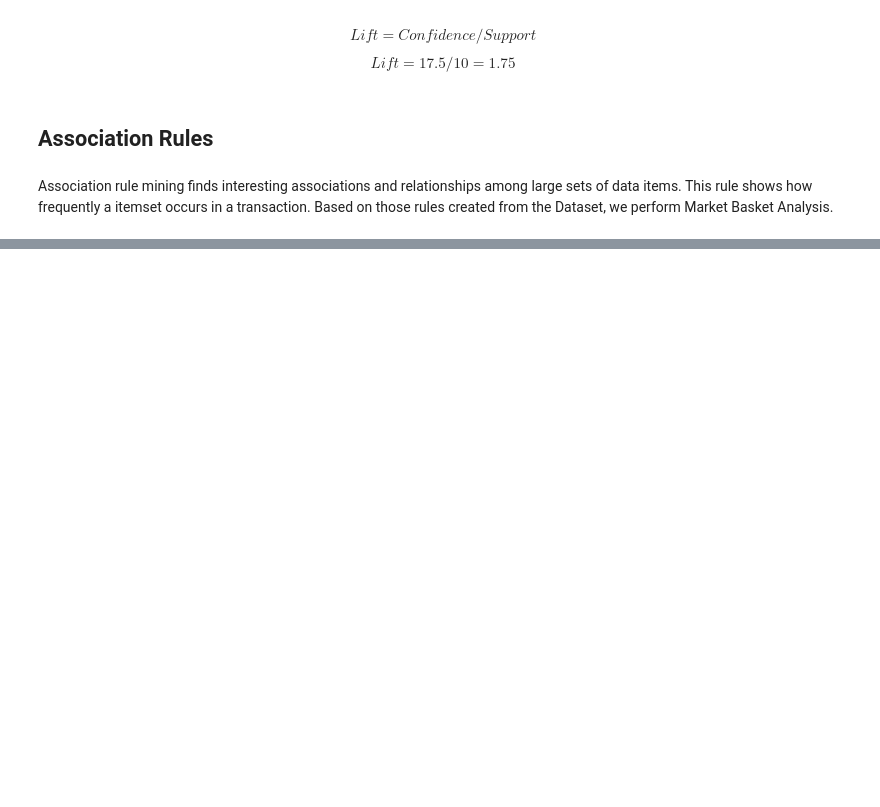
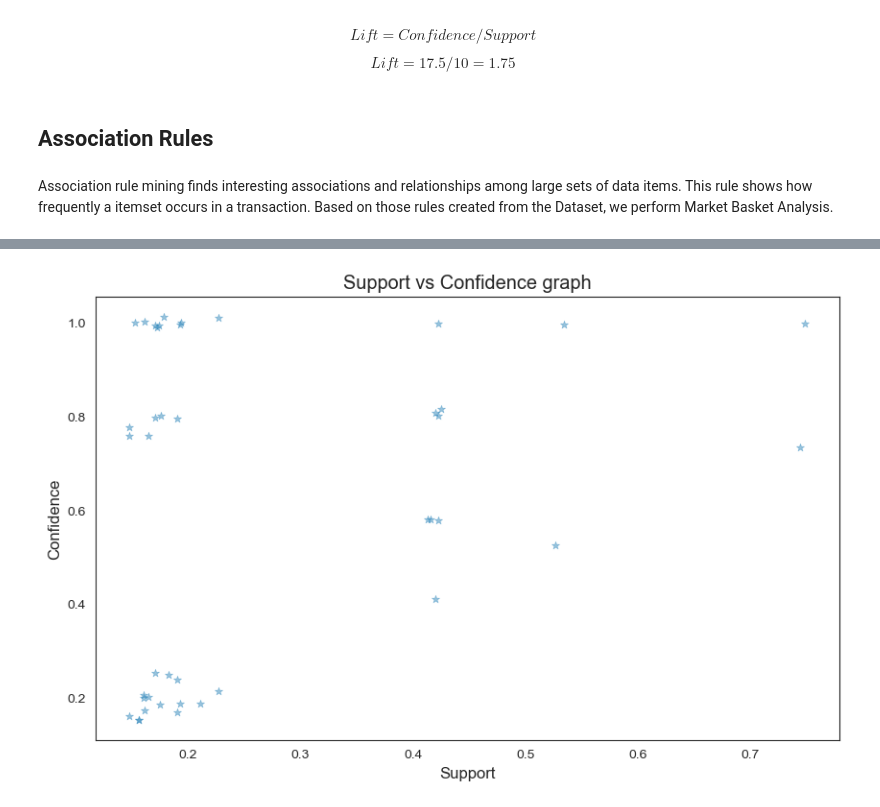
Before and after one commit to LeonardoSMSoares/Recommender-Systems-with-Python, a Jupyter notebook: Applied Recommender Systems with Python/Ch2 - Market Basket Analysis.ipynb, the cells around one changed output, grey strips where cells are left out. Cells and saved outputs as stored; diff of their text form; code cells hidden in the pictures; blank space fills up the shorter version.

```diff
--- a/Applied Recommender Systems with Python/Ch2 - Market Basket Analysis.ipynb
+++ b/Applied Recommender Systems with Python/Ch2 - Market Basket Analysis.ipynb
@@ -786,0 +1021,86 @@ Association rule mining finds interesting associations and relationships among l
+# %%
+def visualize_rules(item, no_of_rules):
+
+    # df of item passed
+    item_df = basket.loc[basket[item]==1]
+
+    # Applying apriori algorithm on item df
+    frequent_itemsets = apriori(item_df, min_support=0.15, use_colnames=True)
+
+    # Storing association rules
+    rules = association_rules(frequent_itemsets, metric="lift", min_threshold=1)
+
+    # Sorting on lift and support
+    rules = rules.sort_values(['lift','support'], ascending=False).reset_index(drop=True)
+
+    print('Items frequently bought together with {0}'.format(item))
+
+    # Returning top 6 items with highest lift and support
+    print(rules['consequents'].unique()[:6])
+
+    # Adding some randomness to support and confidence for visualization
+    support = rules.support.values + 0.0025 * (np.random.randint(1, 11, size=len(rules)) - 5)
+    confidence = rules.confidence.values + 0.0025 * (np.random.randint(1, 11, size=len(rules)) - 5)
+
+    # Creating scatter plot of support v confidence
+    plt.figure(figsize=(10, 6))
+    plt.scatter(support, confidence, alpha=0.5, marker="*")
+    plt.title('Support vs Confidence graph')
+    plt.xlabel('Support')
+    plt.ylabel('Confidence')
+    plt.show()
+
+    # Creating a new digraph
+    G1 = nx.DiGraph()
+
+    color_map = []
+    N = 50
+    colors = np.random.rand(N)
+    strs = ['R0', 'R1', 'R2', 'R3', 'R4', 'R5', 'R6', 'R7', 'R8', 'R9', 'R10', 'R11']  # Example strings
+
+    # adding as many nodes as number of rules requested by user
+    for i in range(no_of_rules):
+        G1.add_nodes_from(["R"+str(i)])
+
+        # adding antecedents to the nodes
+        for a in rules.iloc[i]['antecedents']:
+            G1.add_nodes_from([a])
+            G1.add_edge(a, "R"+str(i), color=colors[i], weight=2)
+
+        # adding consequents to the nodes
+        for c in rules.iloc[i]['consequents']:
+            G1.add_nodes_from([c])
+            G1.add_edge("R"+str(i), c, color=colors[i], weight=2)
+
+    # Coloring nodes based on their types
+    for node in G1:
+        if node in strs:
+            color_map.append('yellow')
+        else:
+            color_map.append('green')
+
+    print('Visualization of Rules')
+
+    # Extracting edge attributes for drawing
+    edges = G1.edges()
+    edge_colors = [G1[u][v]['color'] for u, v in edges]
+    edge_weights = [G1[u][v]['weight'] for u, v in edges]
+
+    # Spring layout for node positioning
+    pos = nx.spring_layout(G1, k=16, scale=1)
+
+    # Drawing nodes and edges
+    nx.draw(G1, pos, node_color=color_map, edge_color=edge_colors, width=edge_weights, font_size=16, with_labels=False)
+
+    # Adjusting node labels positions
+    for p in pos:
+        pos[p][1] += 0.07
+
+    # Adding node labels
+    nx.draw_networkx_labels(G1, pos)
+
+    plt.show()
+
+
+visualize_rules('WOODEN STAR CHRISTMAS SCANDINAVIAN',4)
+# %% [output]
@@ -786,0 +1114 @@ Association rule mining finds interesting associations and relationships among l
+[figure, added]
```
Also changed, not shown: parts of 29 cells of this notebook, 1 other file.
